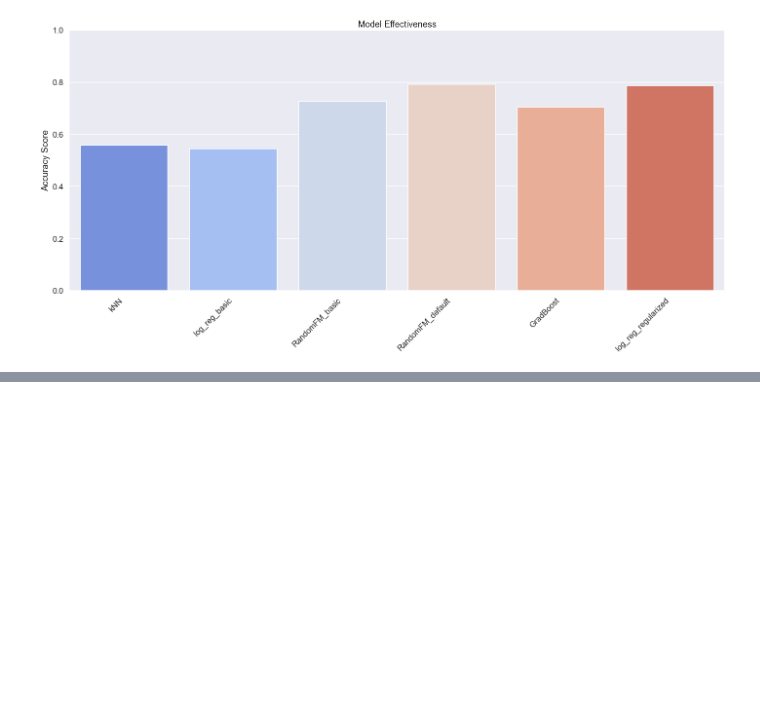
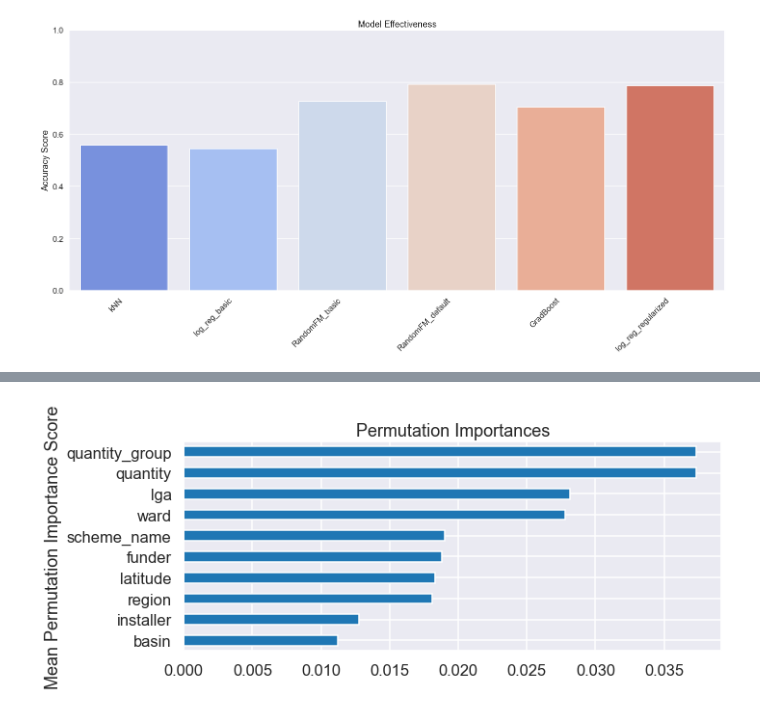
Before and after one commit to UpGoerFive/Tanzania-Well-Project, a Jupyter notebook: Search-debug.ipynb, the cells around one changed output, grey strips where cells are left out. Saved outputs shown, nothing was run; the diff lists cells and outputs as text; code cells hidden in the pictures; blank space fills up the shorter version.

```diff
--- a/Search-debug.ipynb
+++ b/Search-debug.ipynb
@@ -225,0 +293,5 @@ model_run.plot_models(save='thursday_morn_models_graph')
+# %%
+importance_kwargs = dict(n_repeats=10, n_jobs=3)
+model_run.permutation_importance('log_reg_regularized', perm_kwargs=importance_kwargs)
+# %% [output]
+[figure, added]
```
Also changed, not shown: parts of 6 cells of this notebook.
